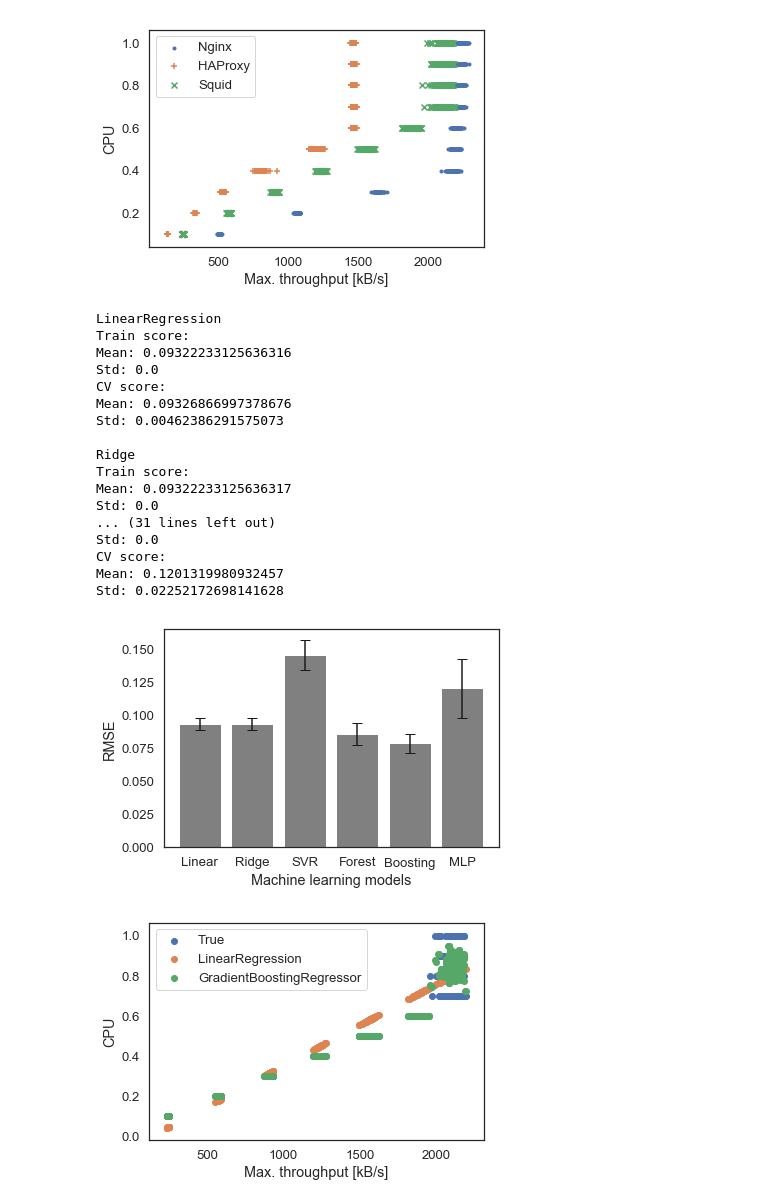
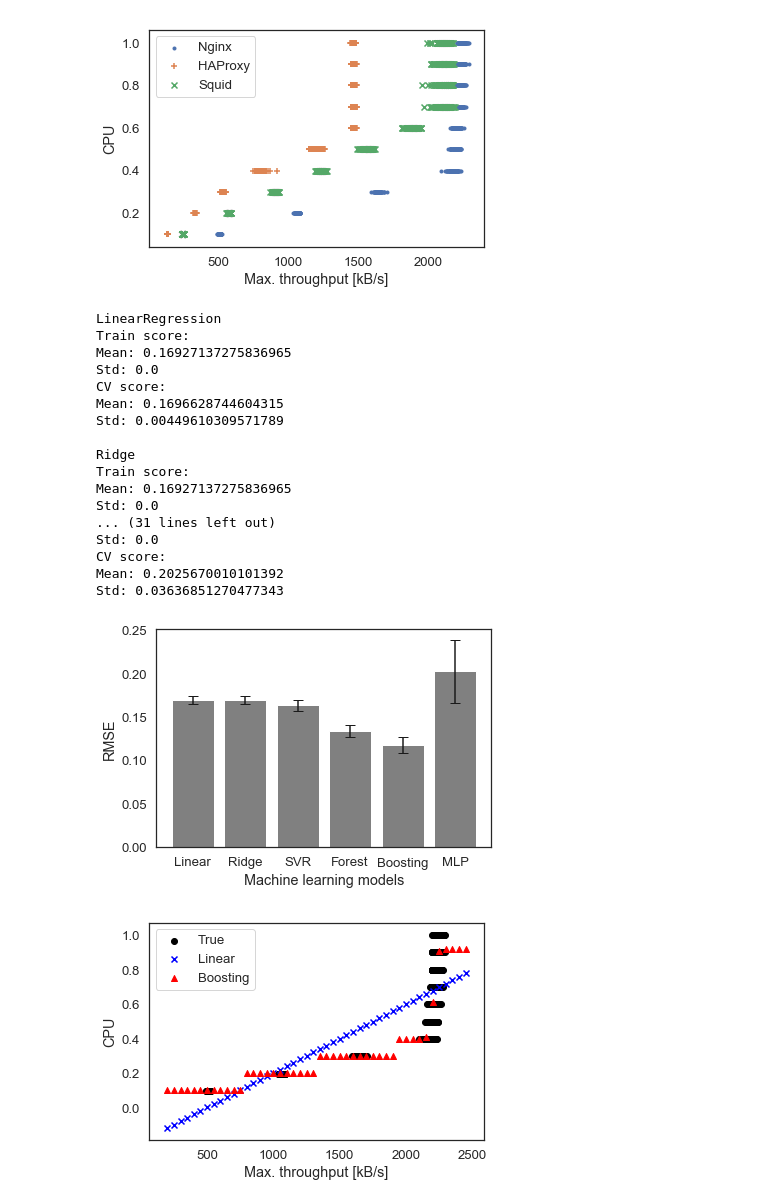
Before and after one commit to CN-UPB/ml-for-resource-allocation, a Jupyter notebook: vnf_web.ipynb, the cells around one changed output. Drawn from its saved outputs; the diff is of its cells as text; code cells hidden in the pictures.

Commit message:
more plots of web data and predictions

```diff
--- a/vnf_web.ipynb
+++ b/vnf_web.ipynb
@@ -149,12 +149,13 @@ def check_model(X_train, y_train, model):
 
     return rmse
 # %%
-data = web3_small
+data = web1_small
 vnf_name = 'web1_small'
 
 # prepare train and test set
 X = data[['Max. throughput [kB/s]']]
 y = data['CPU']
+X = X.fillna(X.median())
 X_train, X_test, y_train, y_test = train_test_split(X, y, test_size=0.3)
 
 rmse_lin = check_model(X_train, y_train, LinearRegression())
@@ -166,21 +167,21 @@ rmse_mlp = check_model(X_train, y_train, MLPRegressor())
 # %% [output]
 LinearRegression
 Train score:
-Mean: 0.09322233125636316
+Mean: 0.16927137275836965
 Std: 0.0
 CV score:
-Mean: 0.09326866997378676
-Std: 0.00462386291575073
+Mean: 0.1696628744604315
+Std: 0.00449610309571789
 
 Ridge
 Train score:
-Mean: 0.09322233125636317
+Mean: 0.16927137275836965
 Std: 0.0
 ... (31 lines left out)
 Std: 0.0
 CV score:
-Mean: 0.1201319980932457
-Std: 0.02252172698141628
+Mean: 0.2025670010101392
+Std: 0.03636851270477343
 # %%
 # bar plot comparing the RMSE of the different algorithms
 def barplot_rmse(scores, labels, data_name):
@@ -208,24 +209,34 @@ scores = [rmse_lin, rmse_ridge, rmse_svr, rmse_forest, rmse_boost, rmse_mlp]
 
 barplot_rmse(scores, labels, vnf_name)
 # %% [output]
-[figure, old version]
+[figure, new version]
 # %%
-def predict_plot_all(models, X, y, vnf_name):
+def predict_plot_all(X, y, vnf_name):
     """Given a list of models, fit all to the data, save model, and plot their predictions"""
-    plt.scatter(X, y, label='True')
-    for model in models:
+    models = [LinearRegression(), GradientBoostingRegressor()]
+    labels = ['Linear', 'Boosting']
+    markers = ['x', '^']
+    colors = ['blue', 'red']
+
+    fig, ax = plt.subplots()
+    plt.scatter(X, y, label='True', marker='o', color='black')
+    for i, model in enumerate(models):
+        # train and save model
         name = type(model).__name__
         model.fit(X, y)
         joblib.dump(model, f'ml_models/{vnf_name}/{name}.joblib')
-        y_pred = model.predict(X)
-        plt.scatter(X, y_pred, label=name)
+        # predict and plot data
+        X_plot = pd.DataFrame({'Max. throughput [kB/s]': np.arange(200, 2500, 50)})
+        y_pred = model.predict(X_plot)
+        plt.scatter(X_plot, y_pred, label=labels[i], marker=markers[i], color=colors[i])
     plt.xlabel('Max. throughput [kB/s]')
     plt.ylabel('CPU')
     plt.legend()
+    fig.savefig(f'plots/{vnf_name}_model_comparison.pdf')
 # %%
-predict_plot_all([LinearRegression(), GradientBoostingRegressor()], X, y, vnf_name)
+predict_plot_all(X, y, vnf_name)
 # %% [output]
-[figure, old version]
+[figure, new version]
 # %%
 # TODO: tune hyper params and check difference. probably only do this for the best model or so
 
```
Also changed, not shown: parts of 1 cell of this notebook, 12 other files.
